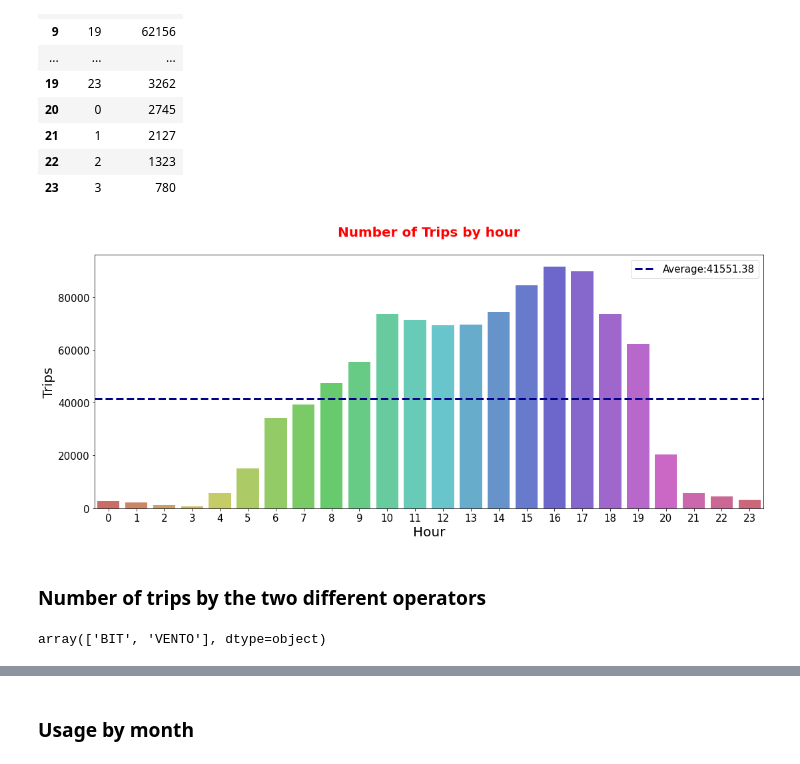
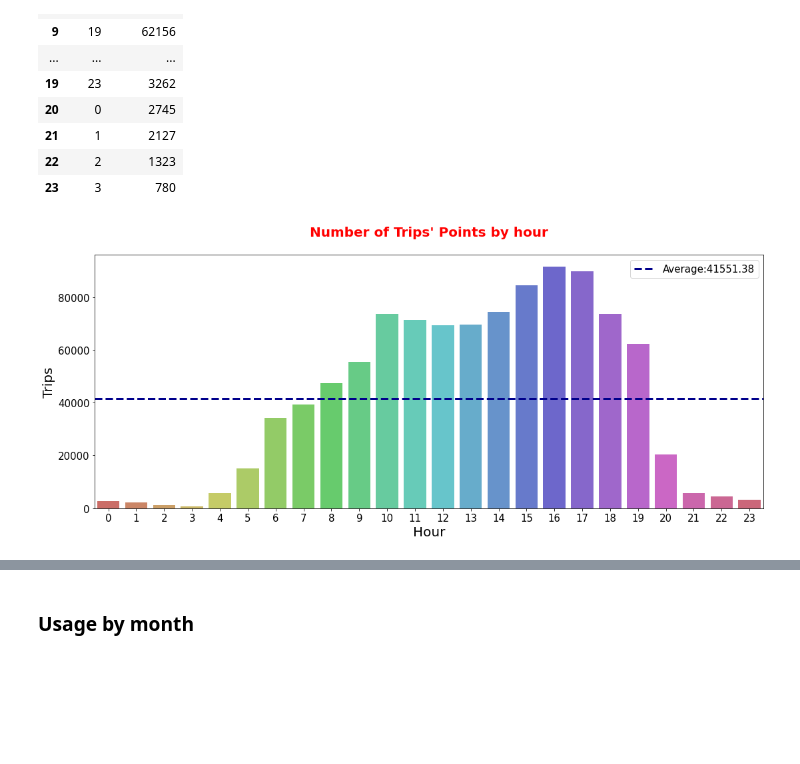
Before and after one commit to dclfbk/escooter_trento, a Jupyter notebook: code/ExploreTrips.ipynb, the cells around one changed output, grey strips where cells are left out. Saved outputs shown, nothing was run; the diff lists cells and outputs as text; code cells hidden in the pictures; blank space fills up the shorter version.

```diff
--- a/code/ExploreTrips.ipynb
+++ b/code/ExploreTrips.ipynb
@@ -29,7 +20,7 @@ import matplotlib.pyplot as plt
 import seaborn as sns
 import datetime as dt
 # %%
-df = pd.read_parquet(data_path+'/trips_pointv3_cleaned.parquet')
+df = pd.read_parquet('../data/trips_pointv3_cleaned.parquet')
 # %%
 df
 # %% [output]
@@ -369,19 +356,13 @@ trip_by_h
 # %%
 plt.figure(figsize = (18, 7))
 plot = sns.barplot(x = 'hour', y = 'num_trips', data = trip_by_h, palette = "hls")
 plot.axhline(trip_by_h['num_trips'].mean(), linestyle="--", color="darkblue", label="Average:"+str(round(trip_by_h['num_trips'].mean(), 2)), linewidth = 3)
-plt.title("Number of Trips by hour\n", size = 20, color = "red", weight = "bold")
+plt.title("Number of Trips' Points by hour\n", size = 20, color = "red", weight = "bold")
 plt.xlabel("Hour", size = 20, color = 'black')
 plt.ylabel("Trips", size = 20, color = 'black')
 plt.legend(prop={'size': 15})
 plt.xticks(size = 15)
 plt.yticks(size = 15)
 plt.show()
 # %% [output]
-[figure, old version]
+[figure, new version]
-# %% [markdown]
-### Number of trips by the two different operators
-# %%
-pd.unique(df.operator)
-# %% [output]
-array(['BIT', 'VENTO'], dtype=object)
```
Also changed, not shown: parts of 20 cells of this notebook.
